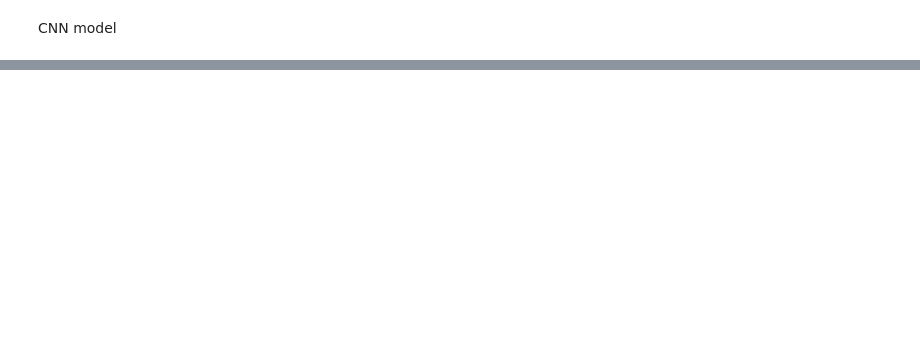
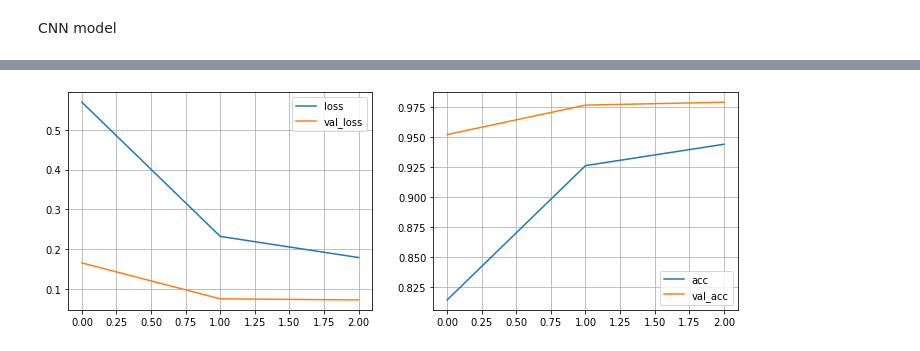
Before and after one commit to DanielPeterssonAI/Deep-learning-Daniel-Petersson, a Jupyter notebook: Code-Along/5-Data_augmentation.ipynb, the cells around one changed output, grey strips where cells are left out. Cells and saved outputs as stored; diff of their text form; code cells hidden in the pictures; blank space fills up the shorter version.

```diff
--- a/Code-Along/5-Data_augmentation.ipynb
+++ b/Code-Along/5-Data_augmentation.ipynb
@@ -152,0 +155,5 @@ _________________________________________________________________
+# %%
+steps_per_epoch = int(len(X_train_val) / 32)
+validation_steps = int(len(X_val) / 32)
+
+steps_per_epoch, validation_steps
@@ -152,0 +162,13 @@ _________________________________________________________________
+# %%
+from tensorflow.keras.callbacks import EarlyStopping
+
+early_stopper = EarlyStopping(monitor = "val_acc", mode = "max", patience = 5, restore_best_weights = True)
+
+model.fit(
+    train_val_generator,
+    steps_per_epoch = steps_per_epoch,
+    epochs = 3,
+    callbacks = [early_stopper],
+    validation_data = val_generator,
+    validation_steps = validation_steps
+)
@@ -152,0 +186,10 @@ _________________________________________________________________
+# %%
+def plot_metrics(metrics):
+    _, ax = plt.subplots(1, 2, figsize = (12, 4))
+    metrics[["loss", "val_loss"]].plot(ax = ax[0], grid = True)
+    metrics[["acc", "val_acc"]].plot(ax = ax[1], grid = True)
+# %%
+metrics = pd.DataFrame(model.history.history)
+plot_metrics(metrics)
+# %% [output]
+[figure, added]
```
Also changed, not shown: parts of 8 cells of this notebook, 5 other files.
